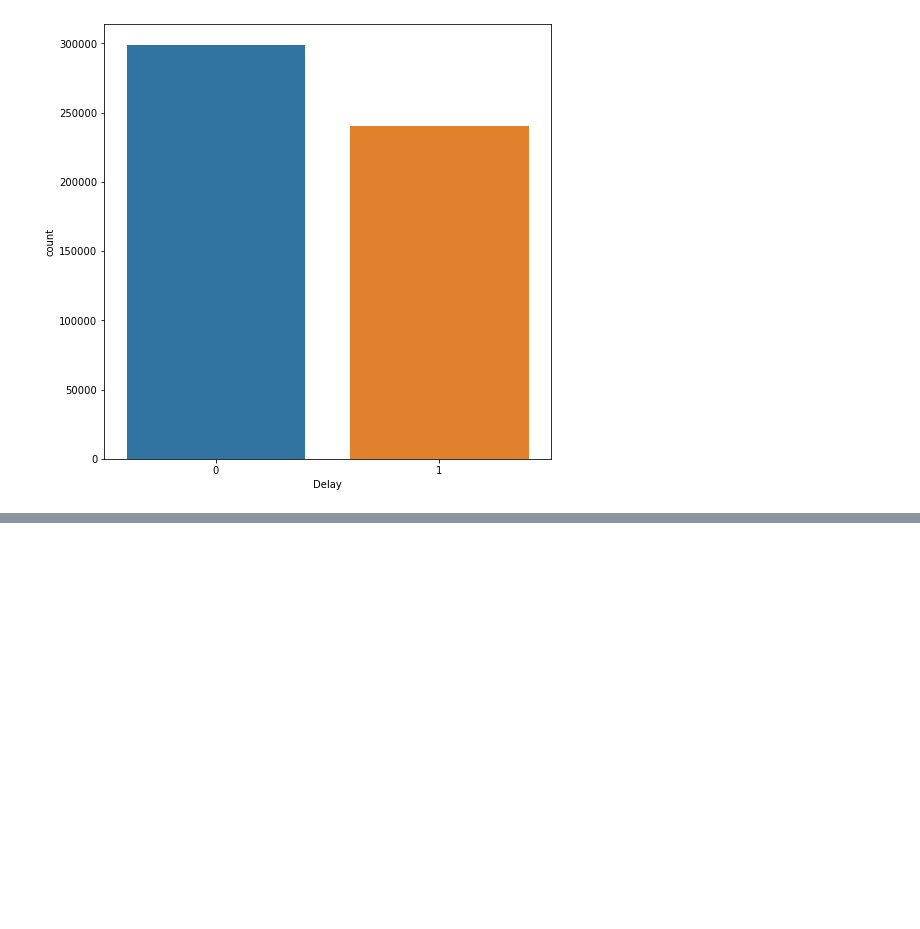
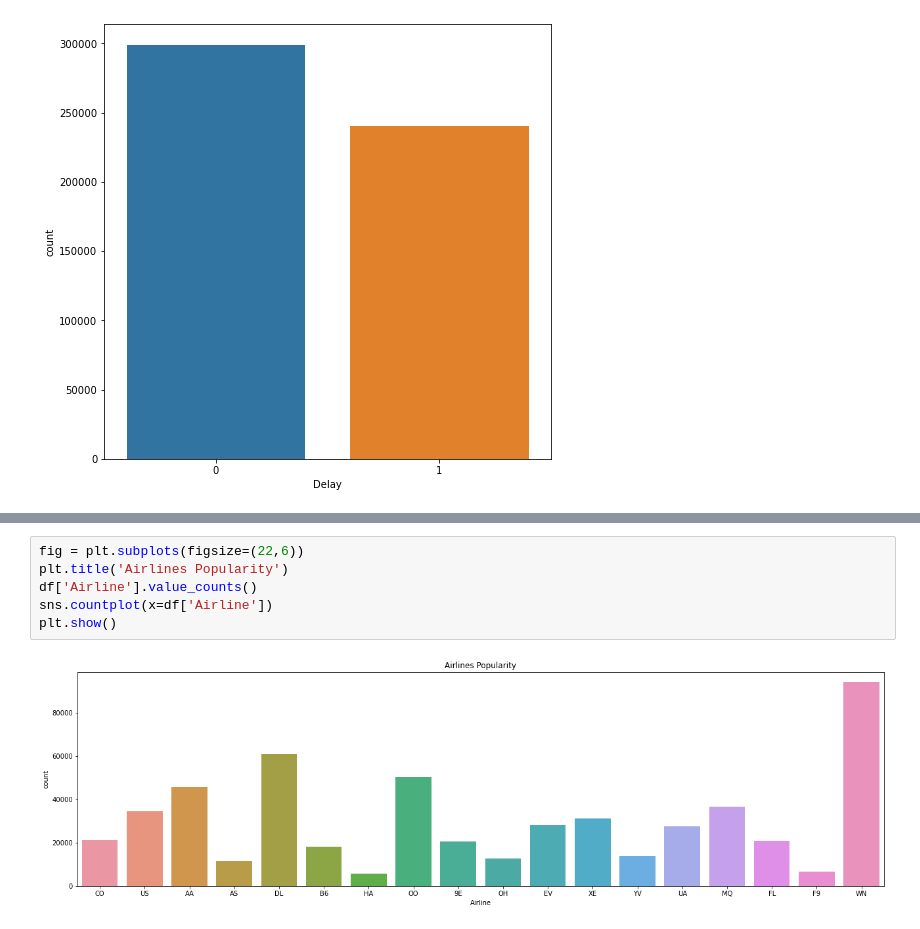
Before and after one commit to CleverJinn/DataScience, a Jupyter notebook: AirlinesPrediction/AR.ipynb, the cells around one changed output, grey strips where cells are left out. Cells and saved outputs as stored; diff of their text form; blank space fills up the shorter version.

```diff
--- a/AirlinesPrediction/AR.ipynb
+++ b/AirlinesPrediction/AR.ipynb
@@ -112,0 +184,8 @@ Name: Delay, dtype: int64
+# %%
+fig = plt.subplots(figsize=(22,6))
+plt.title('Airlines Popularity')
+df['Airline'].value_counts()
+sns.countplot(x=df['Airline'])
+plt.show()
+# %% [output]
+[figure, added]
```
Also changed, not shown: parts of 23 cells of this notebook.
